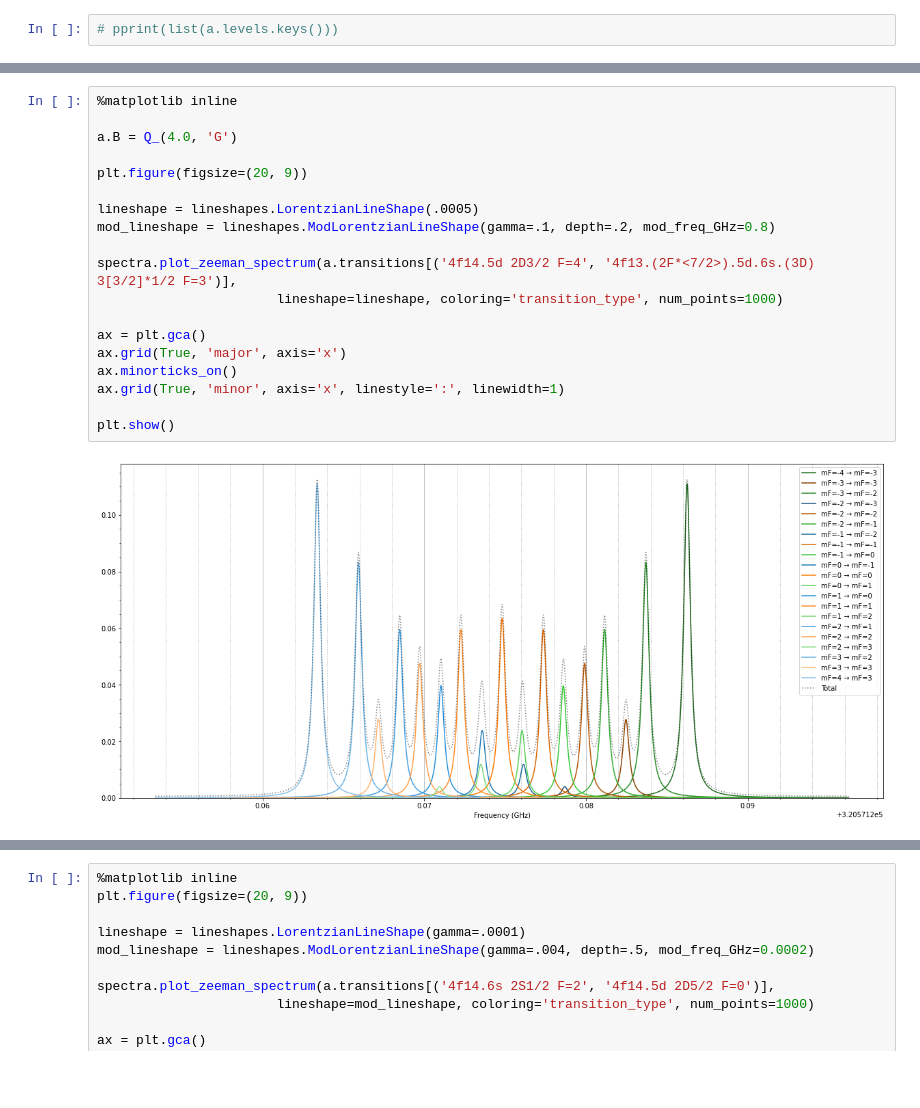
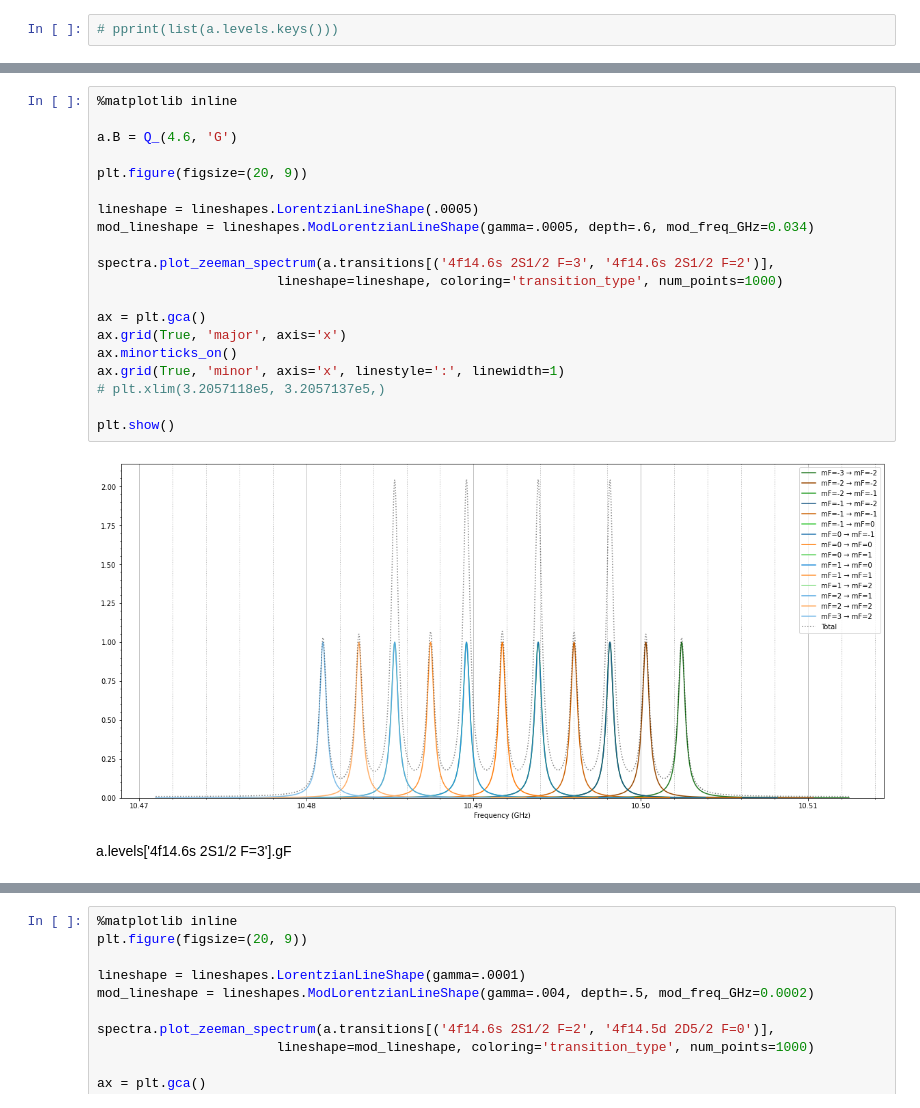
Before and after one commit to thomasdellaert/Atom-Toolkit, a Jupyter notebook: spectra.ipynb, the cells around one changed output, grey strips where cells are left out. Saved outputs shown, nothing was run; the diff lists cells and outputs as text; blank space fills up the shorter version.

Commit message:
minor fixes to the new decorator system, plus bugfixes to spectra.py

```diff
--- a/spectra.ipynb
+++ b/spectra.ipynb
@@ -39,21 +39,24 @@ plt.show()
 # %%
 %matplotlib inline
 
-a.B = Q_(4.0, 'G')
+a.B = Q_(4.6, 'G')
 
 plt.figure(figsize=(20, 9))
 
 lineshape = lineshapes.LorentzianLineShape(.0005)
-mod_lineshape = lineshapes.ModLorentzianLineShape(gamma=.1, depth=.2, mod_freq_GHz=0.8)
+mod_lineshape = lineshapes.ModLorentzianLineShape(gamma=.0005, depth=.6, mod_freq_GHz=0.034)
 
-spectra.plot_zeeman_spectrum(a.transitions[('4f14.5d 2D3/2 F=4', '4f13.(2F*<7/2>).5d.6s.(3D) 3[3/2]*1/2 F=3')],
+spectra.plot_zeeman_spectrum(a.transitions[('4f14.6s 2S1/2 F=3', '4f14.6s 2S1/2 F=2')],
                        lineshape=lineshape, coloring='transition_type', num_points=1000)
 
 ax = plt.gca()
 ax.grid(True, 'major', axis='x')
 ax.minorticks_on()
 ax.grid(True, 'minor', axis='x', linestyle=':', linewidth=1)
+# plt.xlim(3.2057118e5, 3.2057137e5,)
 
 plt.show()
 # %% [output]
-[figure, old version]
+[figure, new version]
+# %% [markdown]
+a.levels['4f14.6s 2S1/2 F=3'].gF
```
Also changed, not shown: parts of 3 cells of this notebook, 2 other files.
